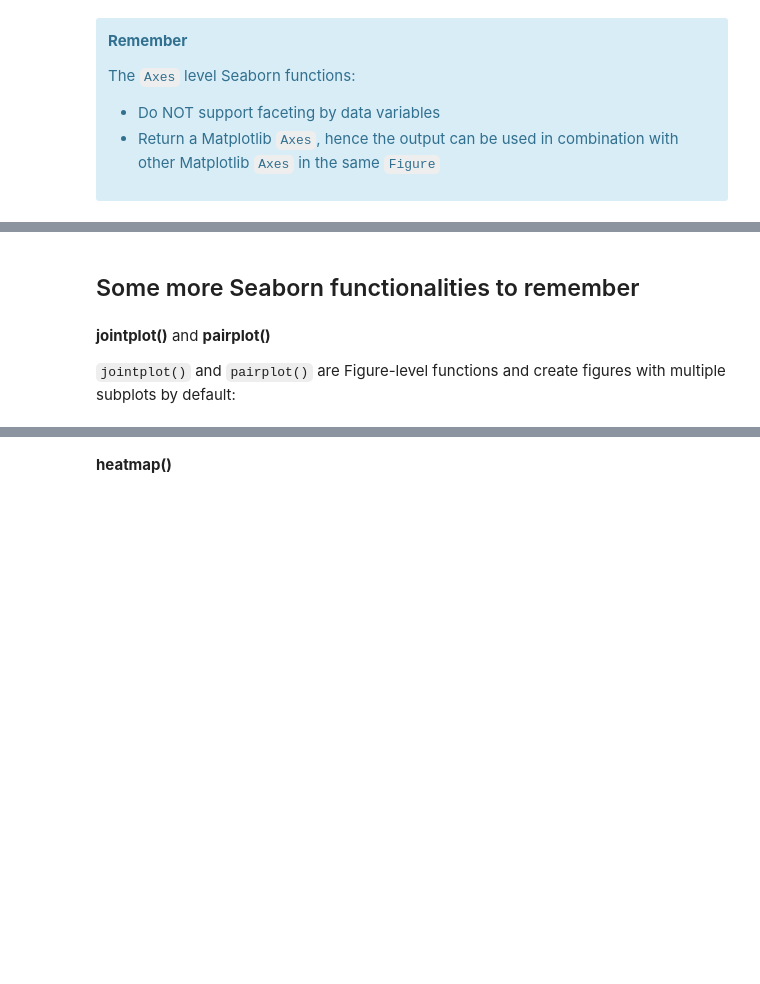
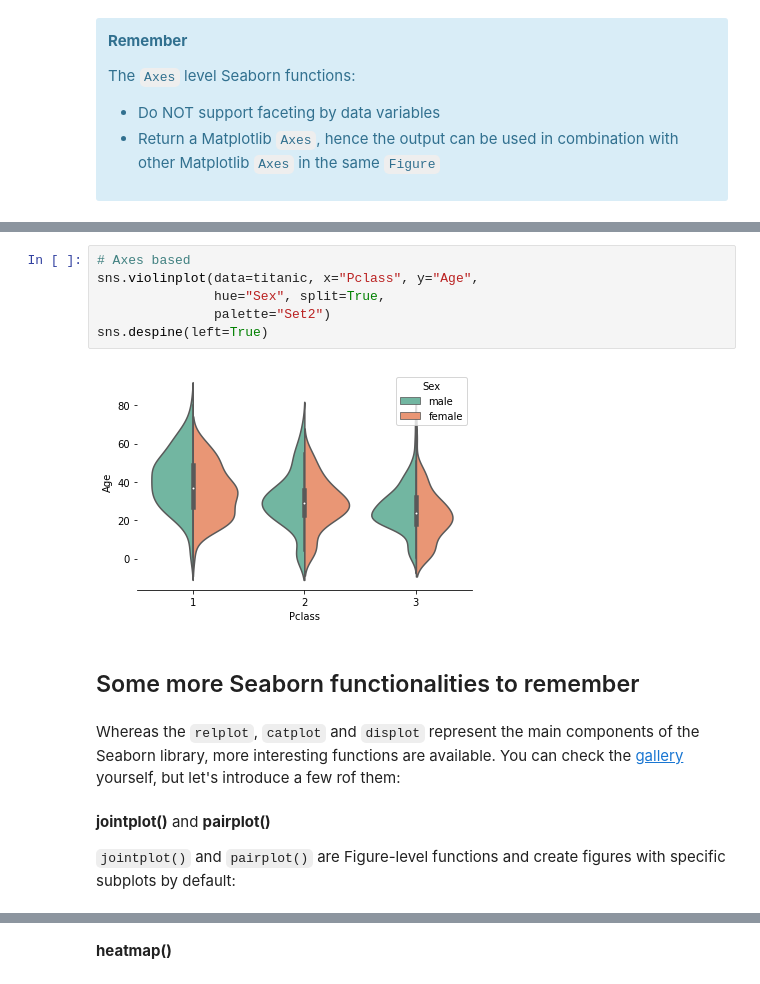
Before and after one commit to jorisvandenbossche/FLAMES-python-data-wrangling, a Jupyter notebook: _solved/visualization_02_seaborn.ipynb, the cells around one changed output, grey strips where cells are left out. Saved outputs shown, nothing was run; the diff lists cells and outputs as text; blank space fills up the shorter version.

```diff
--- a/_solved/visualization_02_seaborn.ipynb
+++ b/_solved/visualization_02_seaborn.ipynb
@@ -210,7 +263,17 @@ The `Axes` level Seaborn functions:
+# %%
+# Axes based
+sns.violinplot(data=titanic, x="Pclass", y="Age",
+               hue="Sex", split=True,
+               palette="Set2")
+sns.despine(left=True)
+# %% [output]
+[figure, added]
 # %% [markdown]
 ## Some more Seaborn functionalities to remember
+# %% [markdown]
+Whereas the `relplot`, `catplot` and `displot` represent the main components of the Seaborn library, more interesting functions are available. You can check the [gallery](https://seaborn.pydata.org/examples/index.html) yourself, but let's introduce a few rof them:
 # %% [markdown]
 __jointplot()__ and __pairplot()__
 
-`jointplot()` and `pairplot()` are Figure-level functions and create figures with multiple subplots by default:
+`jointplot()` and `pairplot()` are Figure-level functions and create figures with specific subplots by default:
 # %%
```
Also changed, not shown: parts of 31 cells of this notebook, 2 other files.
